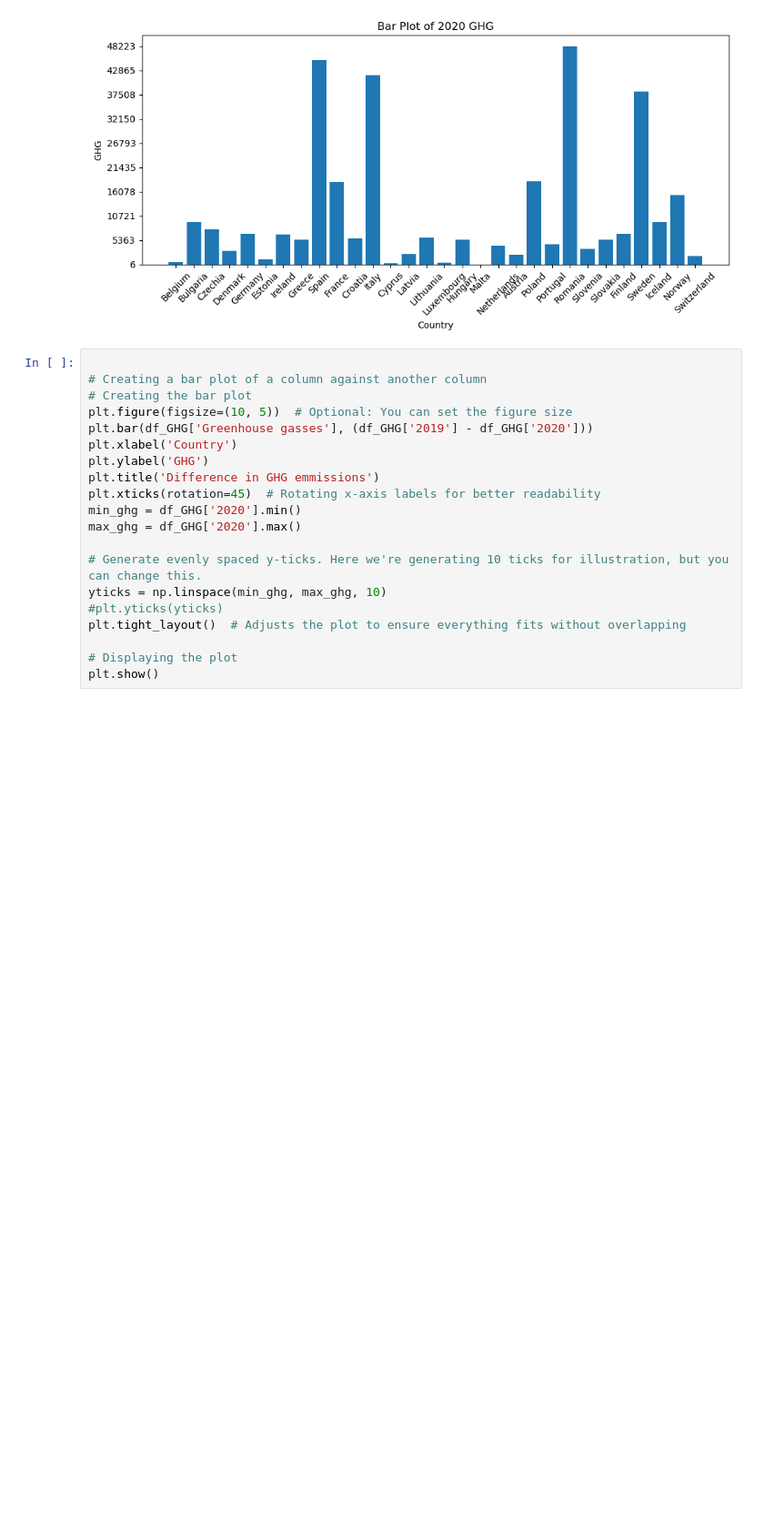
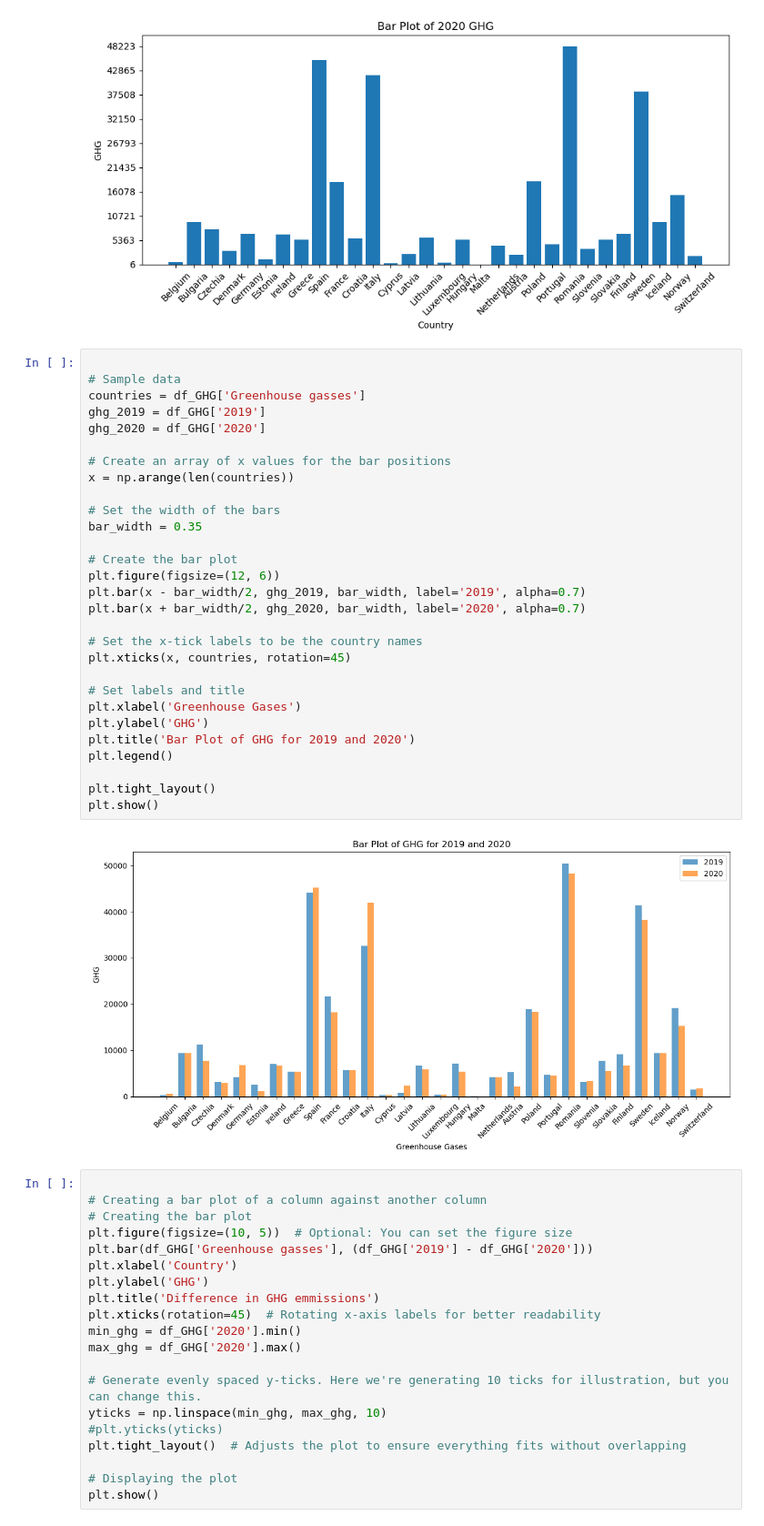
Before and after one commit to HHappy7/TIL6010-GroupProject, a Jupyter notebook: GroupProject-Layout.ipynb, the cells around one changed output. Shown: that part at 91% size. Cells and saved outputs as stored; diff of their text form; blank space fills up the shorter version.

```diff
--- a/GroupProject-Layout.ipynb
+++ b/GroupProject-Layout.ipynb
@@ -140,6 +140,37 @@ plt.tight_layout()  # Adjusts the plot to ensure everything fits without overlap
 plt.show()
 # %% [output]
 [figure]
+# %%
+
+# Sample data
+countries = df_GHG['Greenhouse gasses']
+ghg_2019 = df_GHG['2019']
+ghg_2020 = df_GHG['2020']
+
+# Create an array of x values for the bar positions
+x = np.arange(len(countries))
+
+# Set the width of the bars
+bar_width = 0.35
+
+# Create the bar plot
+plt.figure(figsize=(12, 6))
+plt.bar(x - bar_width/2, ghg_2019, bar_width, label='2019', alpha=0.7)
+plt.bar(x + bar_width/2, ghg_2020, bar_width, label='2020', alpha=0.7)
+
+# Set the x-tick labels to be the country names
+plt.xticks(x, countries, rotation=45)
+
+# Set labels and title
+plt.xlabel('Greenhouse Gases')
+plt.ylabel('GHG')
+plt.title('Bar Plot of GHG for 2019 and 2020')
+plt.legend()
+
+plt.tight_layout()
+plt.show()
+# %% [output]
+[figure, added]
 # %%
 
 # Creating a bar plot of a column against another column
```
Also changed, not shown: parts of 1 cell of this notebook.
